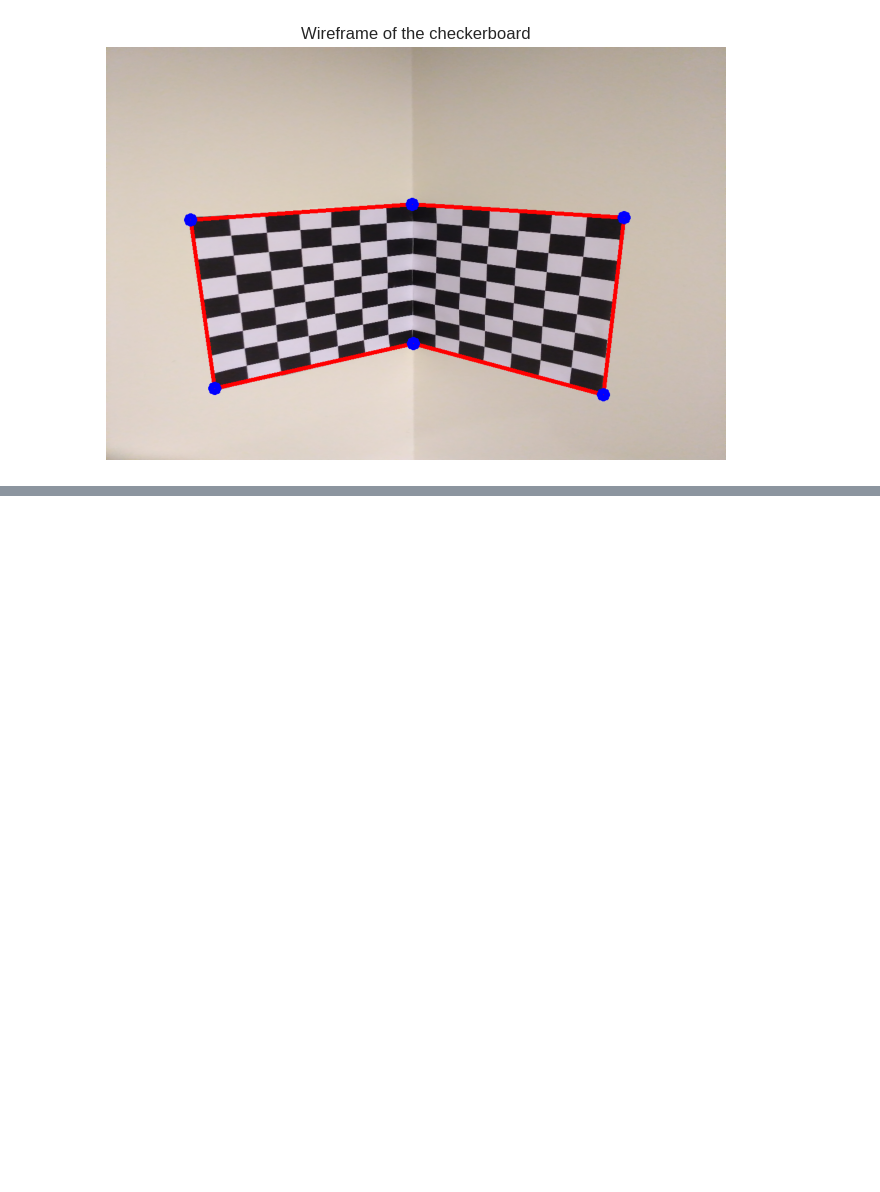
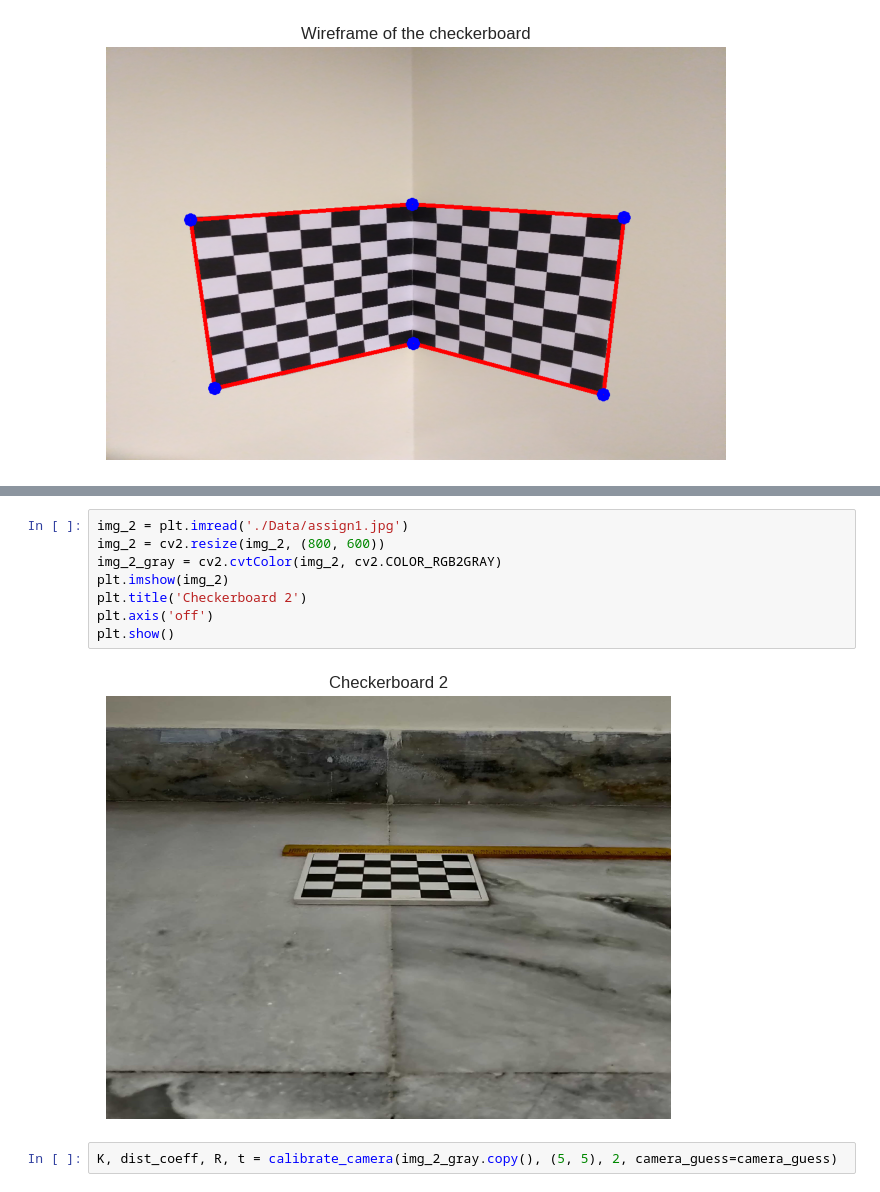
Before and after one commit to FaizalKarim280280/CV-Spring-2024, a Jupyter notebook: A1/main.ipynb, the cells around one changed output, grey strips where cells are left out. Drawn from its saved outputs; the diff is of its cells as text; blank space fills up the shorter version.

```diff
--- a/A1/main.ipynb
+++ b/A1/main.ipynb
@@ -306,0 +302,12 @@ plt.show()
+# %%
+img_2 = plt.imread('./Data/assign1.jpg')
+img_2 = cv2.resize(img_2, (800, 600))
+img_2_gray = cv2.cvtColor(img_2, cv2.COLOR_RGB2GRAY)
+plt.imshow(img_2)
+plt.title('Checkerboard 2')
+plt.axis('off')
+plt.show()
+# %% [output]
+[figure, added]
+# %%
+K, dist_coeff, R, t = calibrate_camera(img_2_gray.copy(), (5, 5), 2, camera_guess=camera_guess)
```
Also changed, not shown: parts of 18 cells of this notebook.
